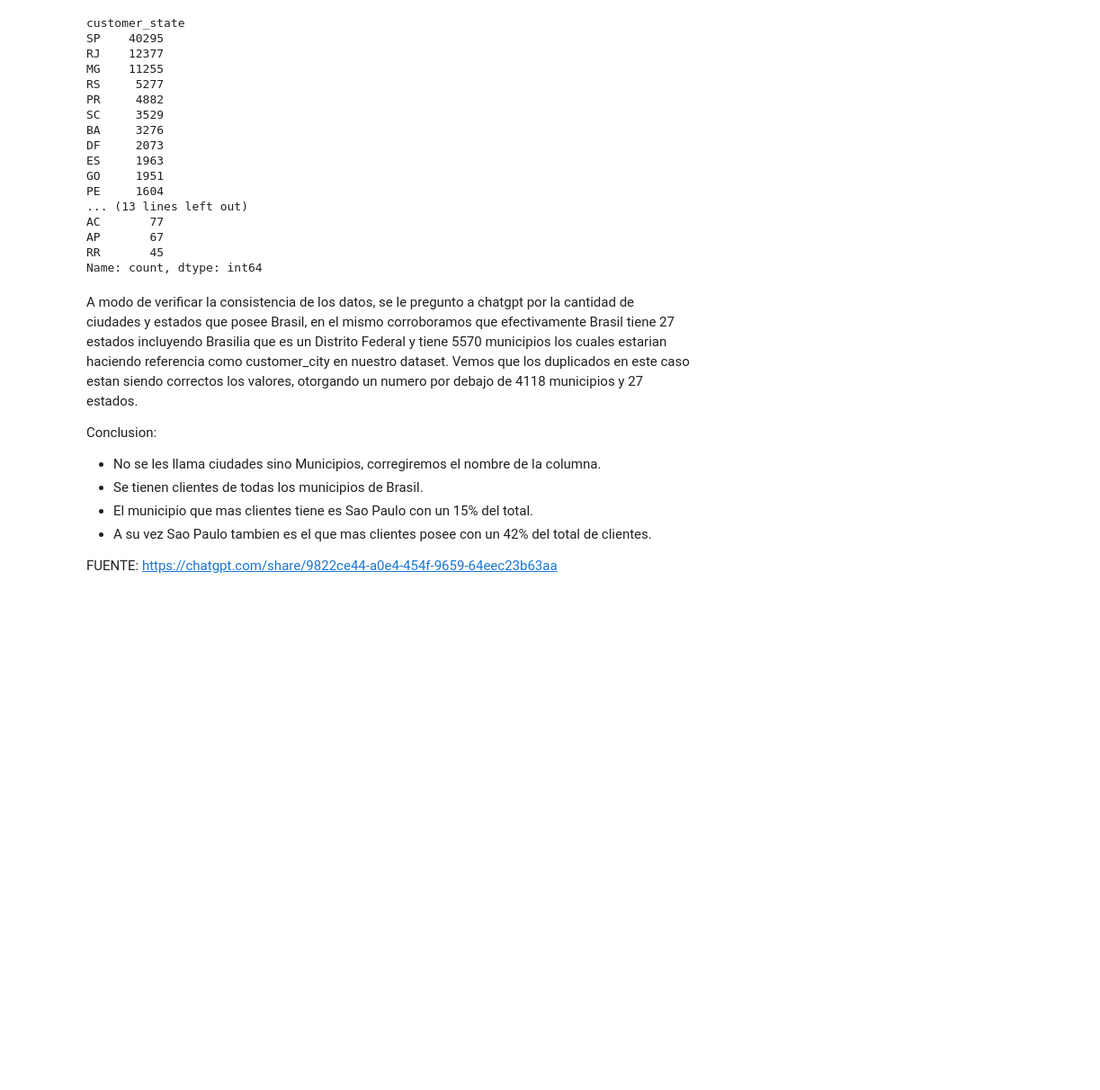
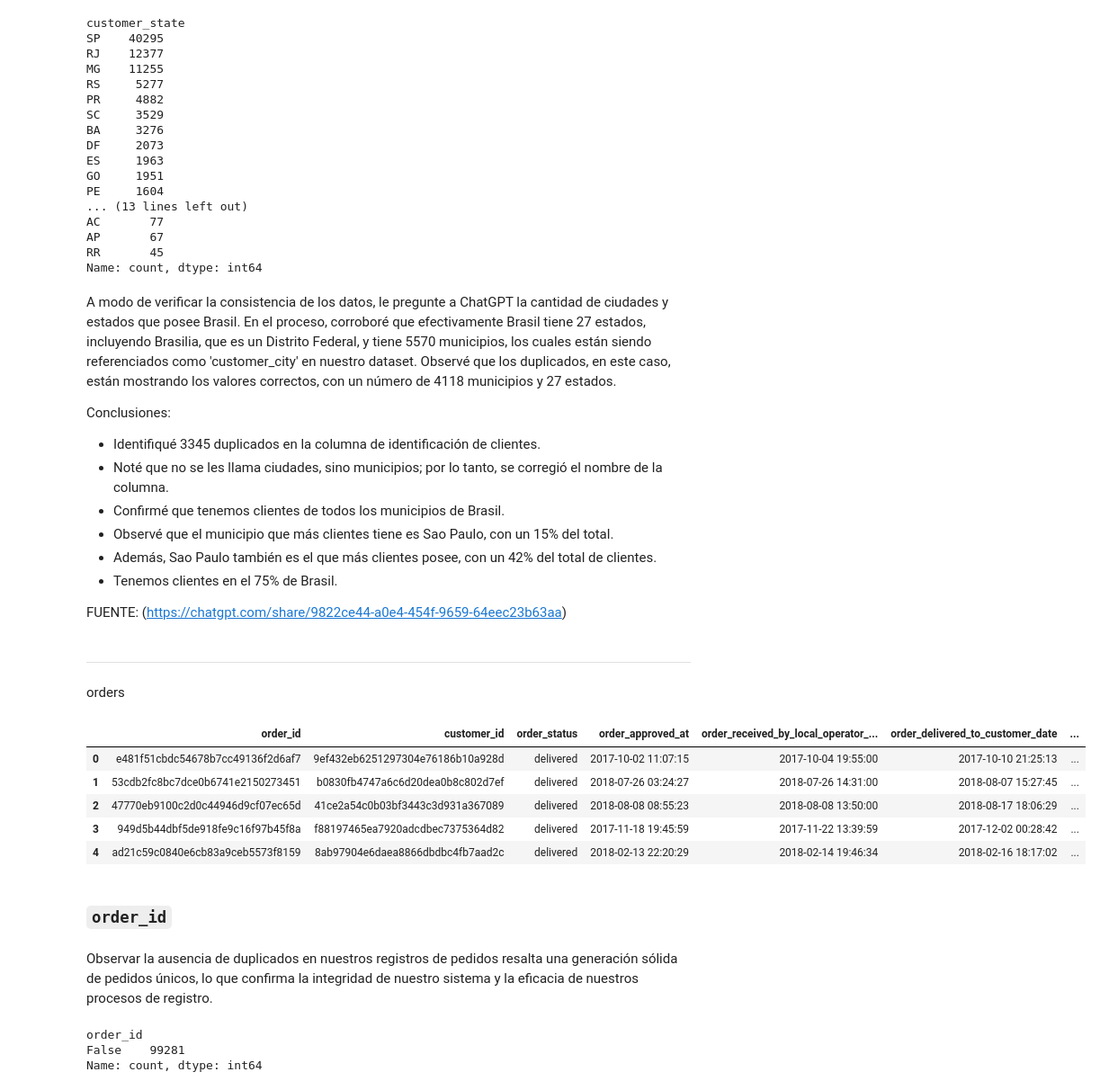
Before and after one commit to MaximilianoTauil/Business_Case, a Jupyter notebook: ETL_Case.ipynb, the cells around one changed output. Shown at 90% size. Saved outputs shown, nothing was run; the diff lists cells and outputs as text; code cells hidden in the pictures; blank space fills up the shorter version.

```diff
--- a/ETL_Case.ipynb
+++ b/ETL_Case.ipynb
@@ -185,13 +192,37 @@ AP       67
 RR       45
 Name: count, dtype: int64
 # %% [markdown]
-A modo de verificar la consistencia de los datos, se le pregunto a chatgpt por la cantidad de ciudades y estados que posee Brasil, en el mismo corroboramos que efectivamente Brasil tiene 27 estados incluyendo Brasilia que es un Distrito Federal y tiene 5570 municipios los cuales estarian haciendo referencia como customer_city en nuestro dataset. Vemos que los duplicados en este caso estan siendo correctos los valores, otorgando un numero por debajo de 4118 municipios y 27 estados.
+A modo de verificar la consistencia de los datos, le pregunte a ChatGPT la cantidad de ciudades y estados que posee Brasil. En el proceso, corroboré que efectivamente Brasil tiene 27 estados, incluyendo Brasilia, que es un Distrito Federal, y tiene 5570 municipios, los cuales están siendo referenciados como 'customer_city' en nuestro dataset. Observé que los duplicados, en este caso, están mostrando los valores correctos, con un número de 4118 municipios y 27 estados.
 
-Conclusion:
+Conclusiones:
+- Identifiqué 3345 duplicados en la columna de identificación de clientes.
+- Noté que no se les llama ciudades, sino municipios; por lo tanto, se corregió el nombre de la columna.
+- Confirmé que tenemos clientes de todos los municipios de Brasil.
+- Observé que el municipio que más clientes tiene es Sao Paulo, con un 15% del total.
+- Además, Sao Paulo también es el que más clientes posee, con un 42% del total de clientes.
+- Tenemos clientes en el 75% de Brasil.
 
-- No se les llama ciudades sino Municipios, corregiremos el nombre de la columna.
-- Se tienen clientes de todas los municipios de Brasil.
-- El municipio que mas clientes tiene es Sao Paulo con un 15% del total.
-- A su vez Sao Paulo tambien es el que mas clientes posee con un 42% del total de clientes.
-
-FUENTE: https://chatgpt.com/share/9822ce44-a0e4-454f-9659-64eec23b63aa
+FUENTE: (https://chatgpt.com/share/9822ce44-a0e4-454f-9659-64eec23b63aa)
+# %% [markdown]
+----
+# %% [markdown]
+orders
+# %%
+orders.head(5)
+# %% [output]
+|  | order_id | customer_id | order_status | order_approved_at | order_received_by_local_operator_... | order_delivered_to_customer_date | ... |
+| 0 | e481f51cbdc54678b7cc49136f2d6af7 | 9ef432eb6251297304e76186b10a928d | delivered | 2017-10-02 11:07:15 | 2017-10-04 19:55:00 | 2017-10-10 21:25:13 | ... |
+| 1 | 53cdb2fc8bc7dce0b6741e2150273451 | b0830fb4747a6c6d20dea0b8c802d7ef | delivered | 2018-07-26 03:24:27 | 2018-07-26 14:31:00 | 2018-08-07 15:27:45 | ... |
+| 2 | 47770eb9100c2d0c44946d9cf07ec65d | 41ce2a54c0b03bf3443c3d931a367089 | delivered | 2018-08-08 08:55:23 | 2018-08-08 13:50:00 | 2018-08-17 18:06:29 | ... |
+| 3 | 949d5b44dbf5de918fe9c16f97b45f8a | f88197465ea7920adcdbec7375364d82 | delivered | 2017-11-18 19:45:59 | 2017-11-22 13:39:59 | 2017-12-02 00:28:42 | ... |
+| 4 | ad21c59c0840e6cb83a9ceb5573f8159 | 8ab97904e6daea8866dbdbc4fb7aad2c | delivered | 2018-02-13 22:20:29 | 2018-02-14 19:46:34 | 2018-02-16 18:17:02 | ... |
+# %% [markdown]
+### ``order_id``
+# %% [markdown]
+Observar la ausencia de duplicados en nuestros registros de pedidos resalta una generación sólida de pedidos únicos, lo que confirma la integridad de nuestro sistema y la eficacia de nuestros procesos de registro.
+# %%
+orders['order_id'].duplicated().value_counts()
+# %% [output]
+order_id
+False    99281
+Name: count, dtype: int64
```
Also changed, not shown: parts of 28 cells of this notebook.
